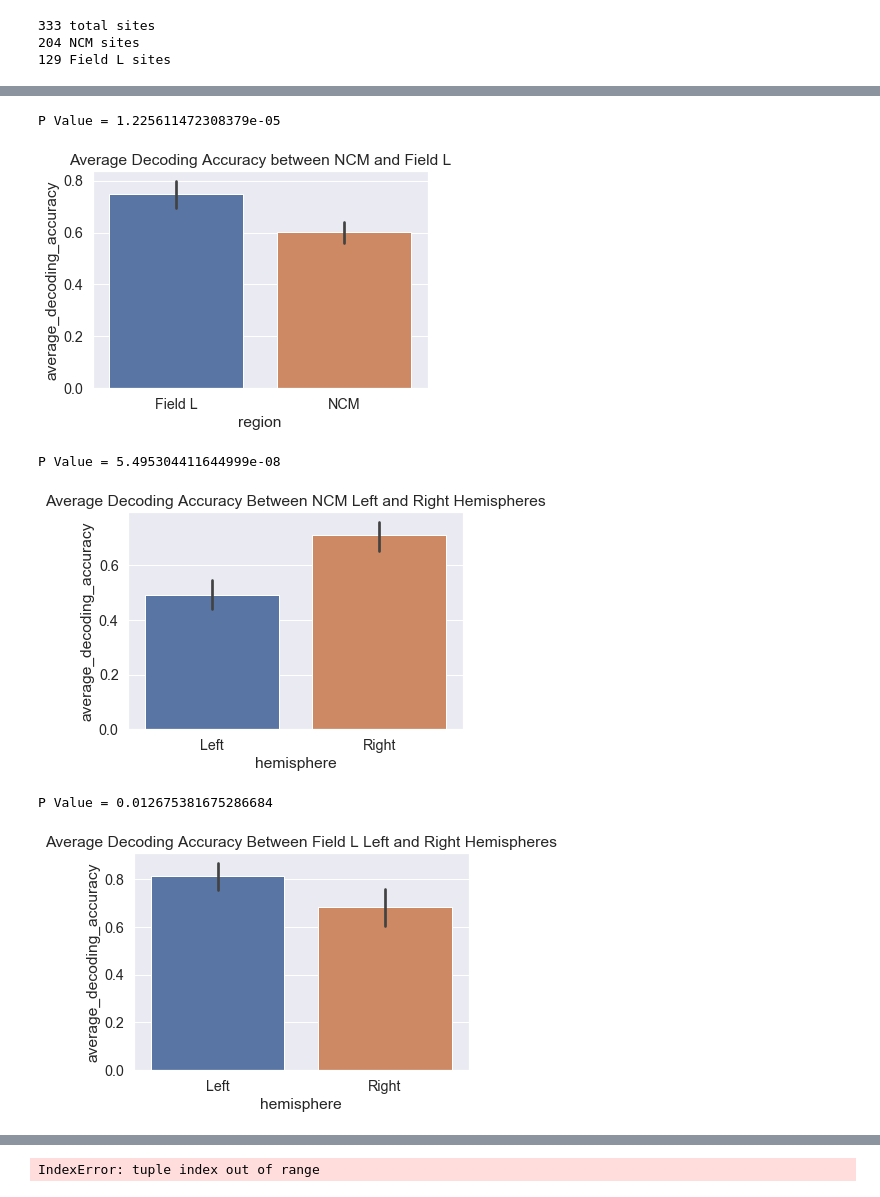
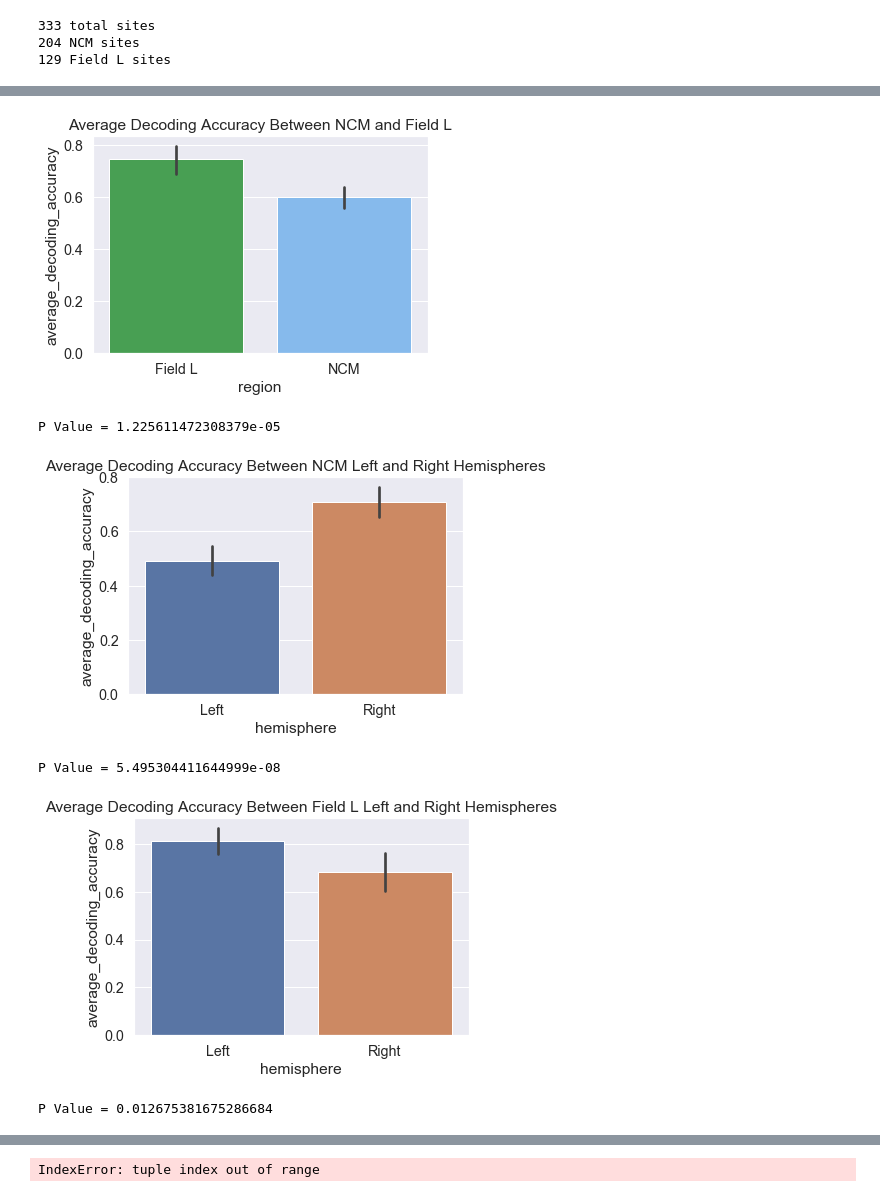
Before and after one commit to dnatanov/dnlab, a Jupyter notebook: exploratory_analysis.ipynb, the cells around one changed output, grey strips where cells are left out. Drawn from its saved outputs; the diff is of its cells as text; code cells hidden in the pictures.

```diff
--- a/exploratory_analysis.ipynb
+++ b/exploratory_analysis.ipynb
@@ -297,29 +260,35 @@ fieldl = contrast_df[(contrast_df["region"] == "Field L")]
 # %%
 sns.set(font_scale = 1.3)
+col_list = ["medium green", "sky blue"]
+col_list_palette = sns.xkcd_palette(col_list)
+sns.set_palette(col_list_palette)
 sns.barplot(x="region", y='average_decoding_accuracy', data=contrast_df)
 stat,pval = sst.ttest_ind(ncm.average_decoding_accuracy , fieldl.average_decoding_accuracy)
-plt.title("Average Decoding Accuracy between NCM and Field L")
+plt.title("Average Decoding Accuracy Between NCM and Field L")
+plt.show()
 print "P Value = "+str(pval)
-plt.show()
 # %% [output]
+[figure, new version]
 P Value = 1.225611472308379e-05
-[figure, old version]
 # %%
 sns.set(font_scale = 1.3)
+sns.set_palette("deep")
 sns.barplot(x="hemisphere", y='average_decoding_accuracy', data=ncm)
 stat,pval = sst.ttest_ind(ncm[(ncm["hemisphere"] == "Right")].average_decoding_accuracy , ncm[(ncm["hemisphere"] == "Left")].average_decoding_accuracy)
 plt.title("Average Decoding Accuracy Between NCM Left and Right Hemispheres")
+plt.show()
 print "P Value = "+str(pval)
 # %% [output]
+[figure, new version]
 P Value = 5.495304411644999e-08
-[figure, old version]
 # %%
 sns.set(font_scale = 1.3)
+sns.set_palette("deep")
 sns.barplot(x="hemisphere", y='average_decoding_accuracy', data= fieldl)
 stat,pval = sst.ttest_ind(fieldl[(fieldl["hemisphere"] == "Right")].average_decoding_accuracy , fieldl[(fieldl["hemisphere"] == "Left")].average_decoding_accuracy)
-print "P Value = "+str(pval)
 plt.title("Average Decoding Accuracy Between Field L Left and Right Hemispheres")
 plt.show()
+print "P Value = "+str(pval)
 # %% [output]
+[figure]
 P Value = 0.012675381675286684
-[figure]
```
Also changed, not shown: parts of 42 cells of this notebook, 2 other files.
